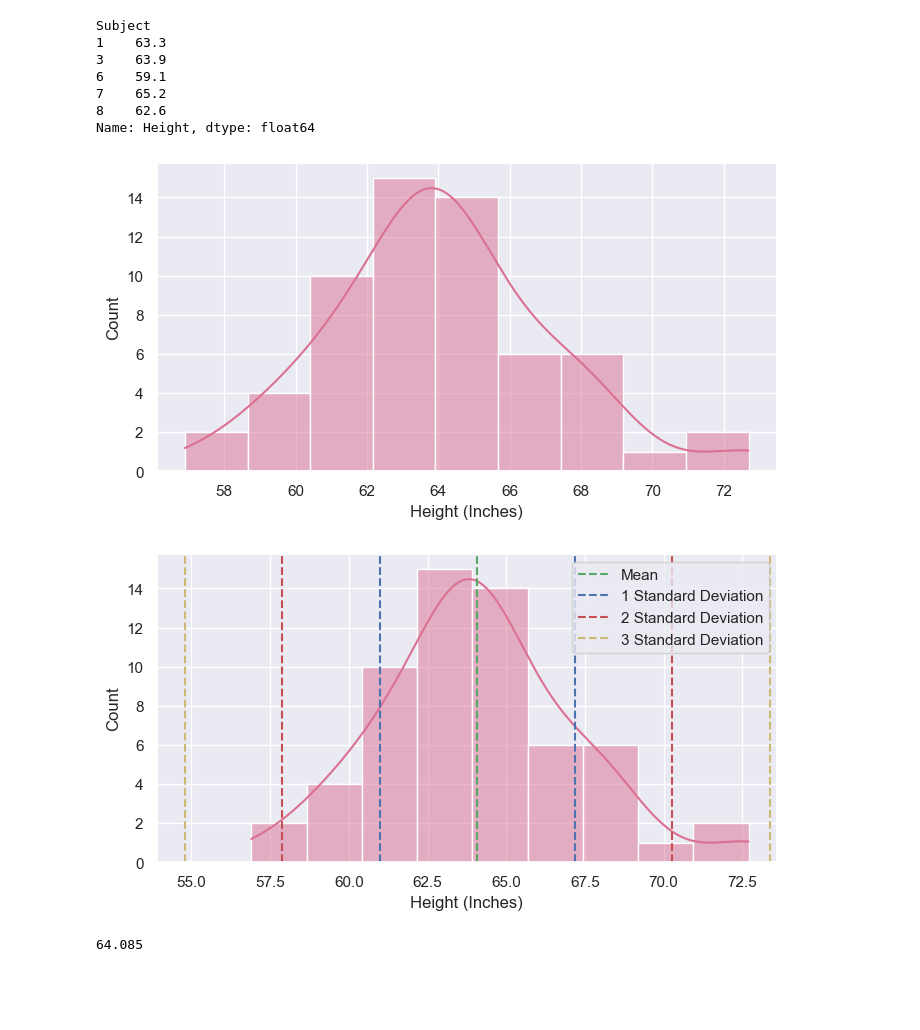
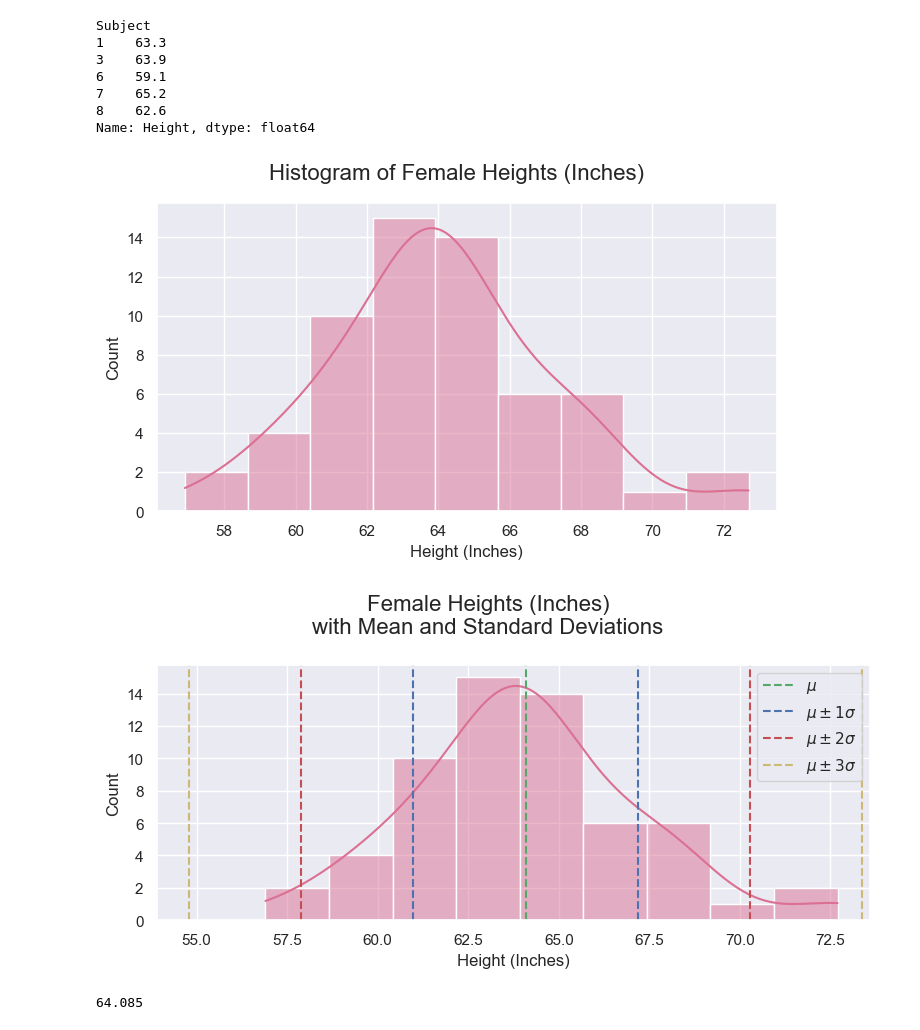
Before and after one commit to ShaneOG2/fund-data-analysis-assessment, a Jupyter notebook: Practicals/Normal Distribution Notebook.ipynb, the cells around one changed output. Drawn from its saved outputs; the diff is of its cells as text; code cells hidden in the pictures; blank space fills up the shorter version.

```diff
--- a/Practicals/Normal Distribution Notebook.ipynb
+++ b/Practicals/Normal Distribution Notebook.ipynb
@@ -403,12 +572,14 @@ Name: Height, dtype: float64
 # %%
 # Plot female heights as a histogram.
 fig, ax = plt.subplots(figsize=(8, 4))
 sns.histplot(data=female_heights, kde=True, color="palevioletred", ax=ax)
 
+fig.suptitle("Histogram of Female Heights (Inches)", fontsize=16)
+
 # Label x axis
 ax.set_xlabel('Height (Inches)');
 # %% [output]
-[figure, old version]
+[figure, new version]
 # %%
 # Calculate the female heights mean and standard deviation
 female_h_mean = female_heights.mean()
@@ -432,23 +603,26 @@ sns.histplot(data=female_heights, kde=True, color="palevioletred", ax=ax)
 ax.set_xlabel('Height (Inches)')
 
 # Green vertical line at the mean
-plt.axvline(x = female_h_mean, c = 'g', linestyle = '--', label = "Mean")
+plt.axvline(x = female_h_mean, c = 'g', linestyle = '--', label = r'$\mu$')
 
 # Blue vertical lines at mean +/- 1sd
-plt.axvline(x = sds["1sds"][0], c = 'b', linestyle = '--', label = "1 Standard Deviation")
+plt.axvline(x = sds["1sds"][0], c = 'b', linestyle = '--', label = r'$\mu \pm 1\sigma$')
 plt.axvline(x = sds["1sds"][1], c = 'b', linestyle = '--')
 
 # Red vertical lines at mean +/- 2sd
-plt.axvline(x = sds["2sds"][0], c = 'r', linestyle = '--', label = "2 Standard Deviation")
+plt.axvline(x = sds["2sds"][0], c = 'r', linestyle = '--', label = r'$\mu \pm 2\sigma$')
 plt.axvline(x = sds["2sds"][1], c = 'r', linestyle = '--')
 
 # Yellow vertical lines at mean +/- 3sd
-plt.axvline(x = sds["3sds"][0], c = 'y', linestyle = '--', label = '3 Standard Deviation')
+plt.axvline(x = sds["3sds"][0], c = 'y', linestyle = '--', label = r'$\mu \pm 3\sigma$')
 plt.axvline(x = sds["3sds"][1], c = 'y', linestyle = '--')
 
+fig.suptitle("Female Heights (Inches)\nwith Mean and Standard Deviations", fontsize=16)
+fig.tight_layout()
+
 plt.legend();
 # %% [output]
-[figure, old version]
+[figure, new version]
 # %%
 # Female heights mean
 female_h_mean
```
Also changed, not shown: parts of 60 cells of this notebook.
